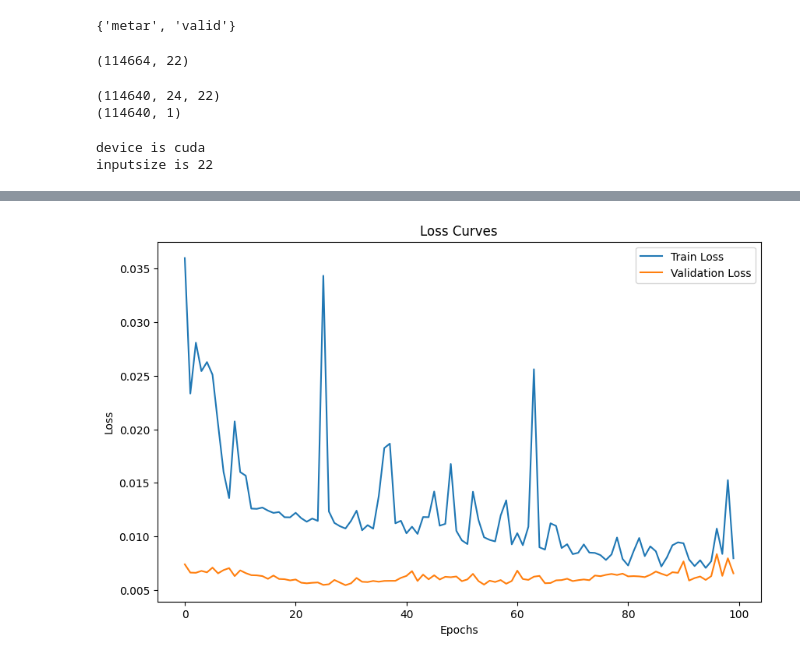
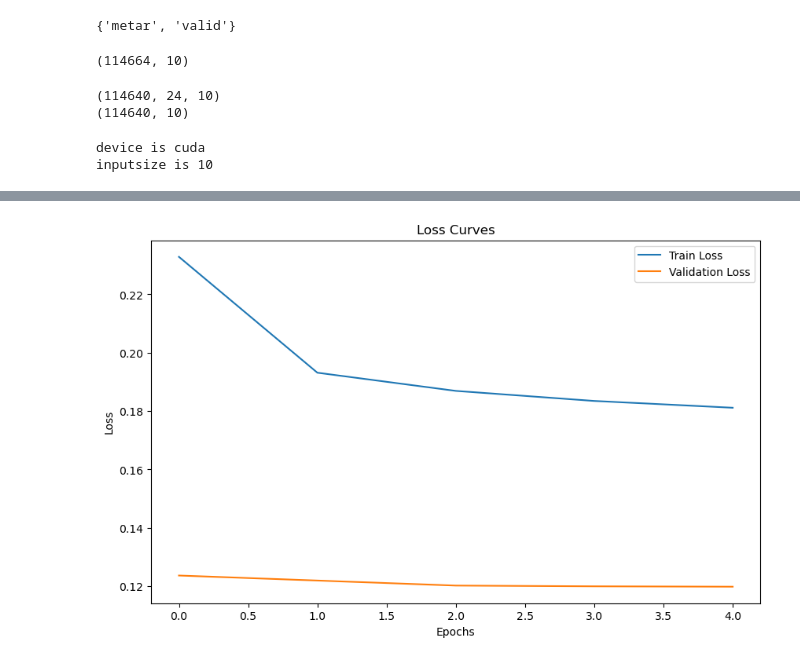
Before and after one commit to parshva-mehta/segRNN, a Jupyter notebook: data_processing.ipynb, the cells around one changed output, grey strips where cells are left out. Drawn from its saved outputs; the diff is of its cells as text; code cells hidden in the pictures.

```diff
--- a/data_processing.ipynb
+++ b/data_processing.ipynb
@@ -145,7 +151,7 @@ set(df.columns) - set(df[continuous_cols].columns) - set(df[categorical_cols].co
 # %%
 # Step 5: Feature scaling
 # List of all features (excluding 'valid' and 'metar')
-feature_cols = continuous_cols + categorical_cols
+feature_cols = continuous_cols #+ categorical_cols
 print(df[feature_cols].shape)
 
 # Initialize the scaler
@@ -154,22 +160,22 @@ scaler = StandardScaler()
 # Fit and transform the features
 df[feature_cols] = scaler.fit_transform(df[feature_cols])
 # %% [output]
-(114664, 22)
+(114664, 10)
 # %%
 # Step 6: Prepare sequences for LSTM input
 # Assuming we are predicting 'tmpf' (temperature) as the target variable
 # and using previous 24 time steps/8 hours (n_steps_in) to predict the next time step/20 minutes from now (n_steps_out)
-# create sliding window sequences X: (114640, 24, features), y: (114640, 1)
+# create sliding window sequences X: (114640, 24, 10), y: (114640, 10)
 
 n_steps_in = 24  # Number of past time steps
 n_steps_out = 1  # Number of future time steps to predict
 
 # We'll create sequences for each station separately
-def create_sequences(data, n_steps_in, n_steps_out, target_col):
+def create_sequences(data, n_steps_in, n_steps_out):
     X, y = [], []
     for i in range(len(data) - n_steps_in - n_steps_out + 1):
         X.append(data[i:(i + n_steps_in), :])
-        y.append(data[(i + n_steps_in):(i + n_steps_in + n_steps_out), target_col])
+        y.append(data[(i + n_steps_in):(i + n_steps_in + n_steps_out), :])
     return np.array(X), np.array(y)
 
 # Prepare data for each station
@@ -181,9 +187,9 @@ for station in stations:
     station_data = df[df['station'] == station]
     station_data = station_data.reset_index(drop=True)
     data_values = station_data[feature_cols].values
-    target_col_index = feature_cols.index('tmpf')  # Index of target variable in features
+    # target_col_index = feature_cols.index('tmpf')  # Index of target variable in features
 
-    X_station, y_station = create_sequences(data_values, n_steps_in, n_steps_out, target_col_index)
+    X_station, y_station = create_sequences(data_values, n_steps_in, n_steps_out)
     X_list.append(X_station)
     y_list.append(y_station)
 
@@ -192,6 +198,11 @@ for station in stations:
 X = np.concatenate(X_list, axis=0)
 y = np.concatenate(y_list, axis=0)
 
+
+if n_steps_out == 1:
+    y = y.squeeze(1)  # Shape becomes (num_samples, num_features) = (114640, 10) for JRB
+
+
 print(X.shape)
 print(y.shape)
 
@@ -199,8 +210,8 @@ print(y.shape)
 X = torch.tensor(X, dtype=torch.float32)
 y = torch.tensor(y, dtype=torch.float32)
 # %% [output]
-(114640, 24, 22)
-(114640, 1)
+(114640, 24, 10)
+(114640, 10)
 # %%
 # Step 7: Split the data into training and testing sets
 # Since it's time-series data, we'll use the first 80% for training and the rest for testing
@@ -225,7 +236,7 @@ batch_size = 32
 train_dataset = WeatherDataset(X_train, y_train)
 test_dataset = WeatherDataset(X_test, y_test)
 
-train_loader = DataLoader(train_dataset, batch_size=batch_size, shuffle=False)
+train_loader = DataLoader(train_dataset, batch_size=batch_size, shuffle=True)
 test_loader = DataLoader(test_dataset, batch_size=batch_size, shuffle=False)
 
 # Step 8: Define and Train an LSTM Model Using PyTorch
@@ -258,7 +269,7 @@ input_size = X.shape[2]  # Number of features
 print(f'inputsize is {input_size}')
 hidden_size = 50
 num_layers = 1
-output_size = n_steps_out  # Number of outputs
+output_size = X.shape[2]  # Number of outputs
 
 model = LSTMModel(input_size, hidden_size, num_layers, output_size).to(device)
 
@@ -267,7 +278,7 @@ criterion = nn.MSELoss()
 optimizer = torch.optim.Adam(model.parameters(), lr=0.001)
 # %% [output]
 device is cuda
-inputsize is 22
+inputsize is 10
 # %%
 # Import additional libraries for visualization
 import matplotlib.pyplot as plt
@@ -278,7 +289,7 @@ train_losses = []
 val_losses = []
 
 # Step 9: Training the model with logging
-num_epochs = 100
+num_epochs = 5
 
 for epoch in range(num_epochs):
     model.train()
@@ -339,4 +338,4 @@ Epoch [100/100], Train Loss: 0.0080, Val Loss: 0.0066
-[figure, old version]
+[figure, new version]
 # %%
 
 # Step 10: Evaluate the model with scatter plots and metrics
```
Also changed, not shown: parts of 4 cells of this notebook, 26 other files.
